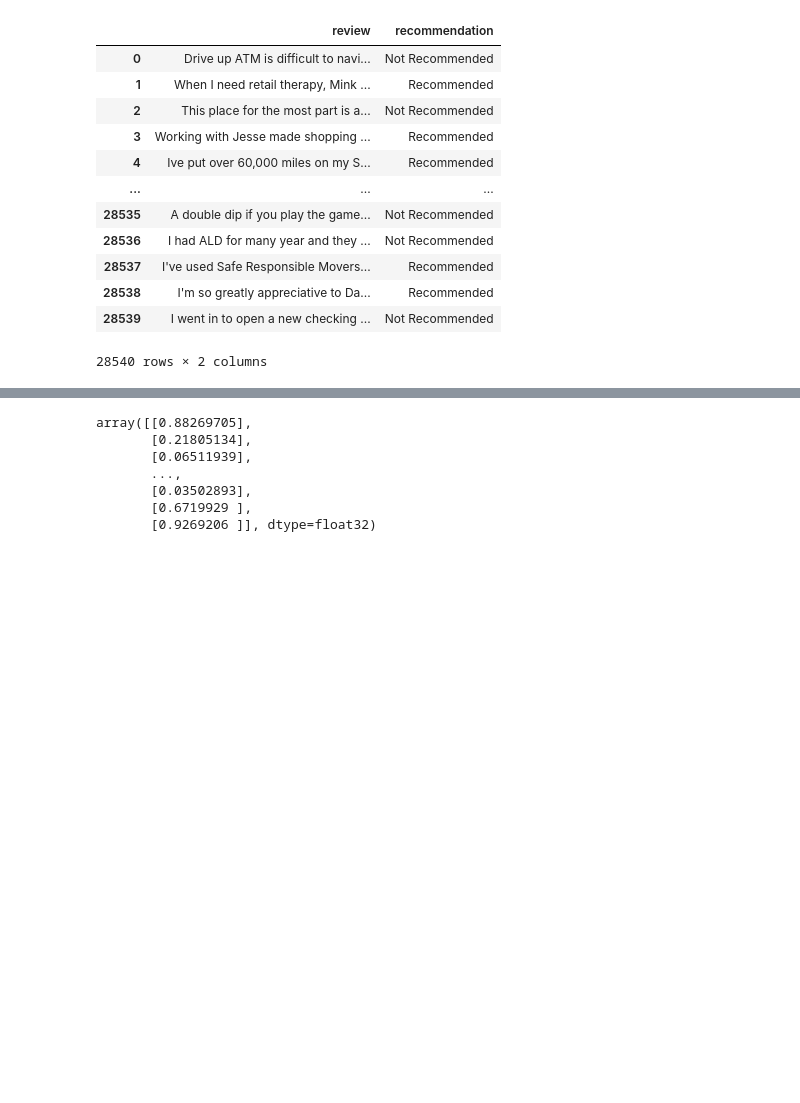
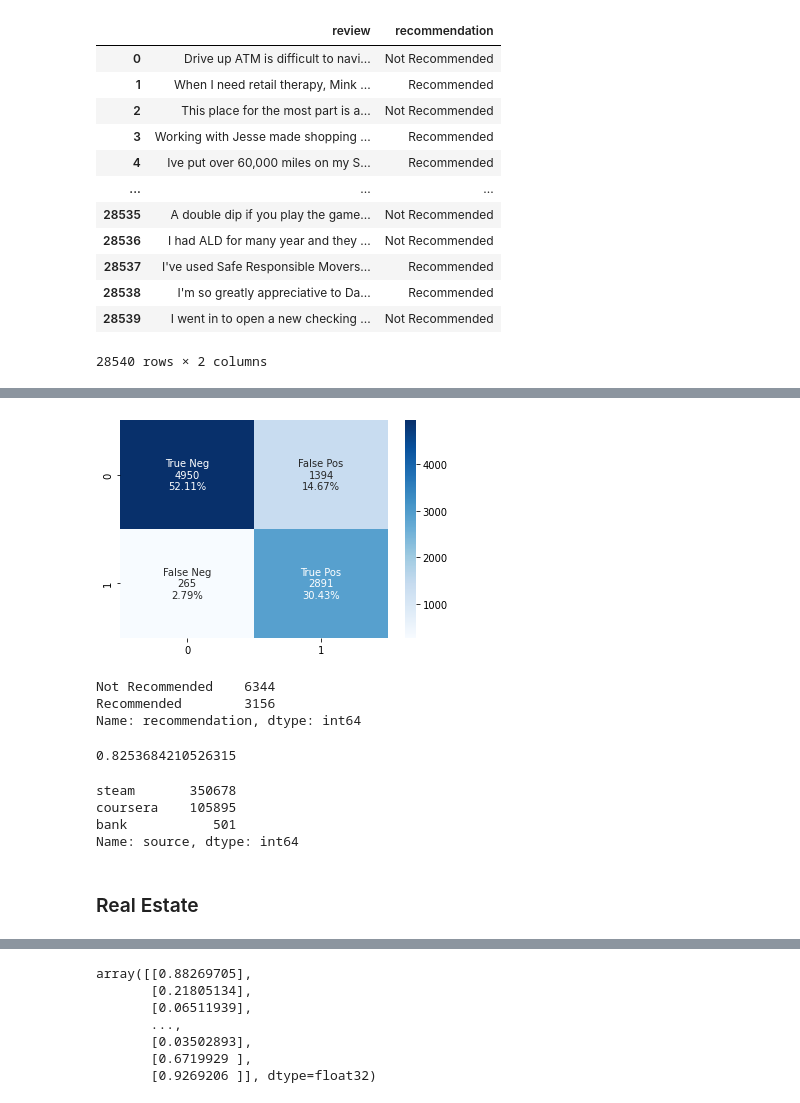
Before and after one commit to Best-Insight/customerchurn, a Jupyter notebook: notebooks/alen_yelp_dataset.ipynb, the cells around one changed output, grey strips where cells are left out. Cells and saved outputs as stored; diff of their text form; code cells hidden in the pictures; blank space fills up the shorter version.

```diff
--- a/notebooks/alen_yelp_dataset.ipynb
+++ b/notebooks/alen_yelp_dataset.ipynb
@@ -939,0 +1106,34 @@ X_train, X_test, y_train, y_test = train_test_split(X,
+# %%
+df_course = pd.read_csv('../raw_data/raw_en.csv')
+df_course = df_course[df_course.source == 'coursera']
+
+df_course_neg = df_course[df_course.stars <= 3]
+
+df_course_pos = df_course[df_course.stars > 3].sample(5000)
+
+df_course = pd.concat([df_course_neg, df_course_pos]).sample(9500, random_state=42)
+# %%
+y_pred, course_plot, course_balance, course_accuracy = heat_map(df_course)
+# %% [output]
+[figure, added]
+# %%
+course_balance
+# %% [output]
+Not Recommended    6344
+Recommended        3156
+Name: recommendation, dtype: int64
+# %%
+course_accuracy
+# %% [output]
+0.8253684210526315
+# %%
+df = pd.read_csv('../raw_data/raw_en.csv')
+
+df.source.value_counts()
+# %% [output]
+steam       350678
+coursera    105895
+bank           501
+Name: source, dtype: int64
+# %% [markdown]
+### Real Estate
```
Also changed, not shown: parts of 66 cells of this notebook, 9 other files.
